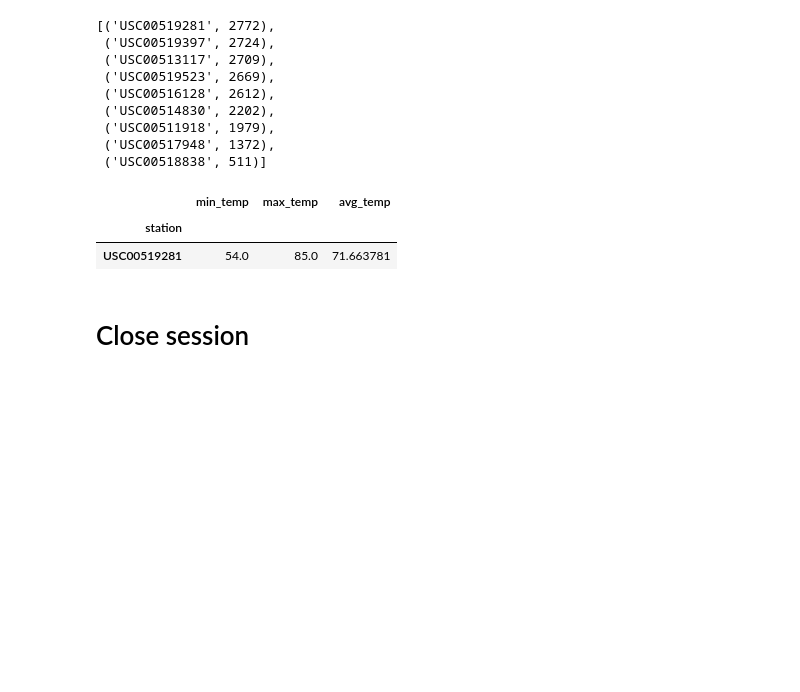
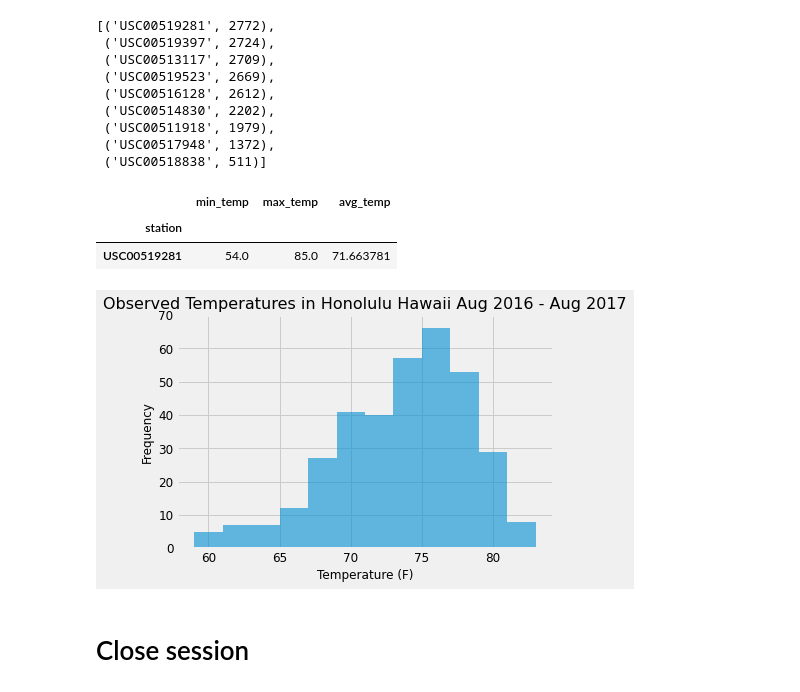
Before and after one commit to ElVejigante/Surf-s-Up-SQLAlchemy, a Jupyter notebook: climate_analysis.ipynb, the cells around one changed output. Cells and saved outputs as stored; diff of their text form; code cells hidden in the pictures; blank space fills up the shorter version.

```diff
--- a/climate_analysis.ipynb
+++ b/climate_analysis.ipynb
@@ -156,3 +153,26 @@ query_temps
+# %%
+# Using the most active station id
+# Query the last 12 months of temperature observation data for this station and plot the results as a histogram
+year_tobs=(session.query(Measurement.date,(Measurement.tobs))
+                  .filter(func.strftime(Measurement.date) > year_ago_date)
+                  .filter(Measurement.station==most_active_station)
+                  .all())
+tobs_df=pd.DataFrame(year_tobs)
+tobs_df.set_index('date',inplace=True)
+
+#plt.rcParams['figure.figsize']=(10,7)
+plt.hist(tobs_df['tobs'],bins=12,alpha=0.6)
+
+plt.title('Observed Temperatures in Honolulu Hawaii Aug 2016 - Aug 2017',fontsize=16)
+plt.xlabel('Temperature (F)',fontsize=12)
+plt.ylabel('Frequency',fontsize=12)
+plt.xticks(fontsize=12)
+plt.yticks(fontsize=12)
+plt.ylim(0,70)
+
+plt.show()
+# %% [output]
+[figure, added]
 # %% [markdown]
 # Close session
 # %%
```
Also changed, not shown: parts of 1 cell of this notebook.
